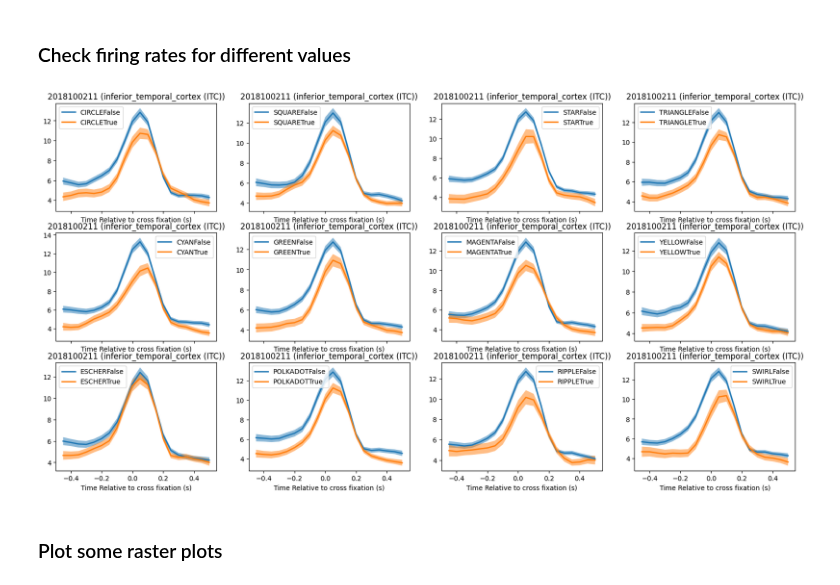
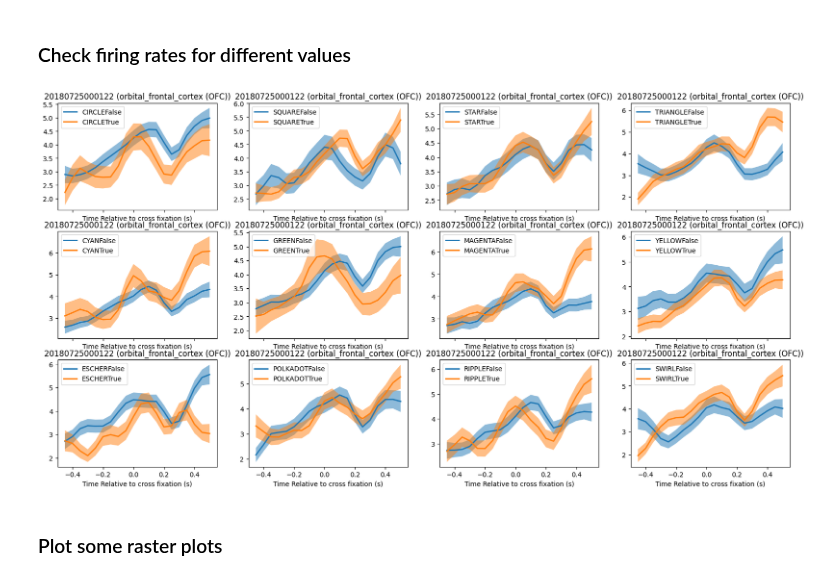
Before and after one commit to pqz317/wcst_decode, a Jupyter notebook: notebooks/20240405_examine_value_glms.ipynb, the cells around one changed output. Cells and saved outputs as stored; diff of their text form; code cells hidden in the pictures.

```diff
--- a/notebooks/20240405_examine_value_glms.ipynb
+++ b/notebooks/20240405_examine_value_glms.ipynb
@@ -178,30 +180,30 @@ def plot_unit_by_feature_value(unit_row, feature, ax):
 # %%
 # # pseudo_unit_id = 2018092006
 # # pseudo_unit_id = 2018080611
 # # pseudo_unit_id = 2018071238
 # pseudo_unit_id = 2018092012
 # # pseudo_unit_id = 2018100217
 # # pseudo_unit_id = 2018100201
 # # pseudo_unit_id = 2018071238
 # # pseudo_unit_id = 2018100220
 # # pseudo_unit_id = 2018092012
 # # pseudo_unit_id = 2018092414
 # pseudo_unit_id = 2018080817
-pseudo_unit_id = 2018100211
+pseudo_unit_id = 20180725000122
 unit_row = positions[positions.PseudoUnitID == pseudo_unit_id].iloc[0]
 fig, axs = plt.subplots(3, 4, figsize=(20, 10), sharex=True)
 for i, feature in enumerate(FEATURES):
     ax = axs[int(i / 4), i % 4]
     plot_unit_by_feature_value(unit_row, feature, ax)
 # hip_units = positions[positions.structure_level3 == "hippocampal_formation (HF)"]
 # for pseudo_unit_id in hip_units.PseudoUnitID.unique():
 #     unit_row = positions[positions.PseudoUnitID == pseudo_unit_id].iloc[0]
 #     fig, axs = plt.subplots(3, 4, figsize=(20, 10), sharex=True)
 #     for i, feature in enumerate(FEATURES):
 #         ax = axs[int(i / 4), i % 4]
 #         plot_unit_by_feature_value(unit_row, feature, ax)
 # %% [output]
-[figure, old version]
+[figure, new version]
 # %% [markdown]
 ### Plot some raster plots
 # %%
```
Also changed, not shown: parts of 1 cell of this notebook, 10 other files.
